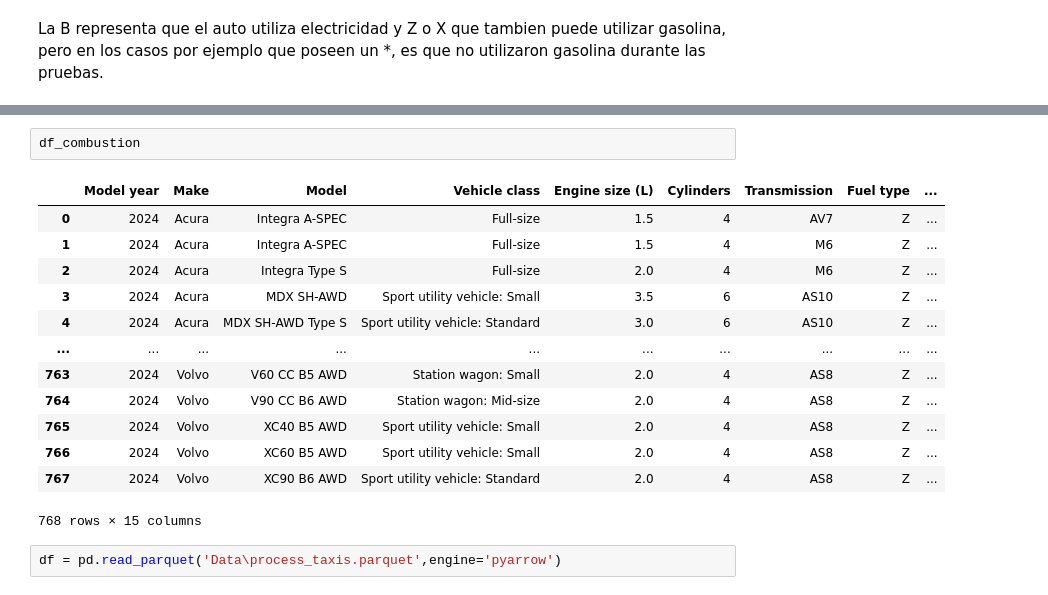
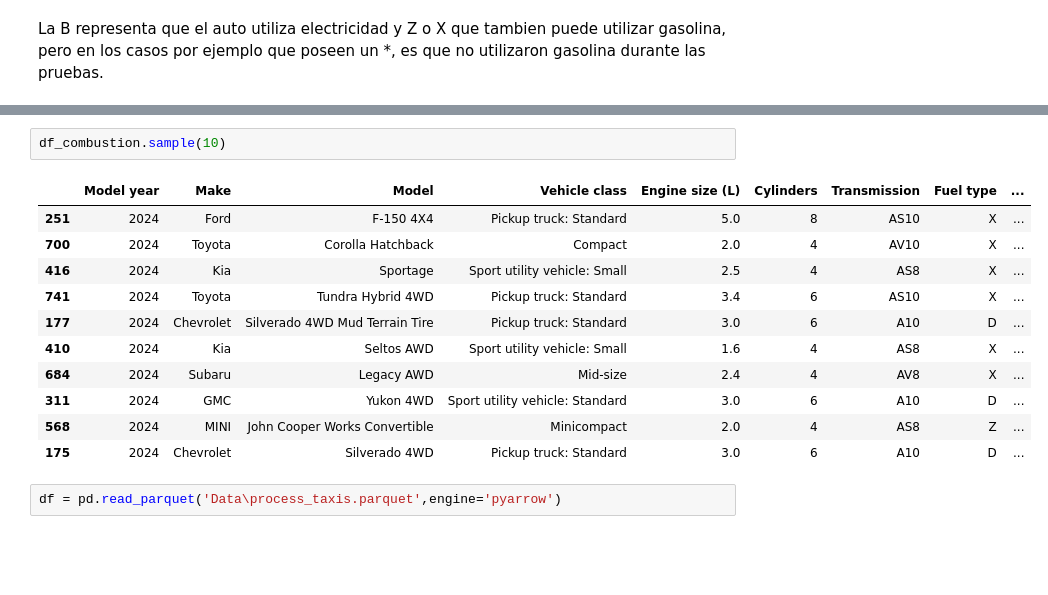
Before and after one commit to Pableren/Cab_Data_Cruise, a Jupyter notebook: Etl.ipynb, the cells around one changed output, grey strips where cells are left out. Cells and saved outputs as stored; diff of their text form; blank space fills up the shorter version.

```diff
--- a/Etl.ipynb
+++ b/Etl.ipynb
@@ -515,19 +533,17 @@ fuente al final del archivo.
 # %%
-df_combustion
+df_combustion.sample(10)
 # %% [output]
 |  | Model year | Make | Model | Vehicle class | Engine size (L) | Cylinders | Transmission | Fuel type | ... |
-| 0 | 2024 | Acura | Integra A-SPEC | Full-size | 1.5 | 4 | AV7 | Z | ... |
-| 1 | 2024 | Acura | Integra A-SPEC | Full-size | 1.5 | 4 | M6 | Z | ... |
-| 2 | 2024 | Acura | Integra Type S | Full-size | 2.0 | 4 | M6 | Z | ... |
-| 3 | 2024 | Acura | MDX SH-AWD | Sport utility vehicle: Small | 3.5 | 6 | AS10 | Z | ... |
-| 4 | 2024 | Acura | MDX SH-AWD Type S | Sport utility vehicle: Standard | 3.0 | 6 | AS10 | Z | ... |
-| ... | ... | ... | ... | ... | ... | ... | ... | ... | ... |
-| 763 | 2024 | Volvo | V60 CC B5 AWD | Station wagon: Small | 2.0 | 4 | AS8 | Z | ... |
-| 764 | 2024 | Volvo | V90 CC B6 AWD | Station wagon: Mid-size | 2.0 | 4 | AS8 | Z | ... |
-| 765 | 2024 | Volvo | XC40 B5 AWD | Sport utility vehicle: Small | 2.0 | 4 | AS8 | Z | ... |
-| 766 | 2024 | Volvo | XC60 B5 AWD | Sport utility vehicle: Small | 2.0 | 4 | AS8 | Z | ... |
-| 767 | 2024 | Volvo | XC90 B6 AWD | Sport utility vehicle: Standard | 2.0 | 4 | AS8 | Z | ... |
+| 251 | 2024 | Ford | F-150 4X4 | Pickup truck: Standard | 5.0 | 8 | AS10 | X | ... |
+| 700 | 2024 | Toyota | Corolla Hatchback | Compact | 2.0 | 4 | AV10 | X | ... |
+| 416 | 2024 | Kia | Sportage | Sport utility vehicle: Small | 2.5 | 4 | AS8 | X | ... |
+| 741 | 2024 | Toyota | Tundra Hybrid 4WD | Pickup truck: Standard | 3.4 | 6 | AS10 | X | ... |
+| 177 | 2024 | Chevrolet | Silverado 4WD Mud Terrain Tire | Pickup truck: Standard | 3.0 | 6 | A10 | D | ... |
+| 410 | 2024 | Kia | Seltos AWD | Sport utility vehicle: Small | 1.6 | 4 | AS8 | X | ... |
+| 684 | 2024 | Subaru | Legacy AWD | Mid-size | 2.4 | 4 | AV8 | X | ... |
+| 311 | 2024 | GMC | Yukon 4WD | Sport utility vehicle: Standard | 3.0 | 6 | A10 | D | ... |
+| 568 | 2024 | MINI | John Cooper Works Convertible | Minicompact | 2.0 | 4 | AS8 | Z | ... |
+| 175 | 2024 | Chevrolet | Silverado 4WD | Pickup truck: Standard | 3.0 | 6 | A10 | D | ... |
-768 rows × 15 columns
 # %%
 df = pd.read_parquet('Data\process_taxis.parquet',engine='pyarrow')
 # %%
```
Also changed, not shown: parts of 3 cells of this notebook.
